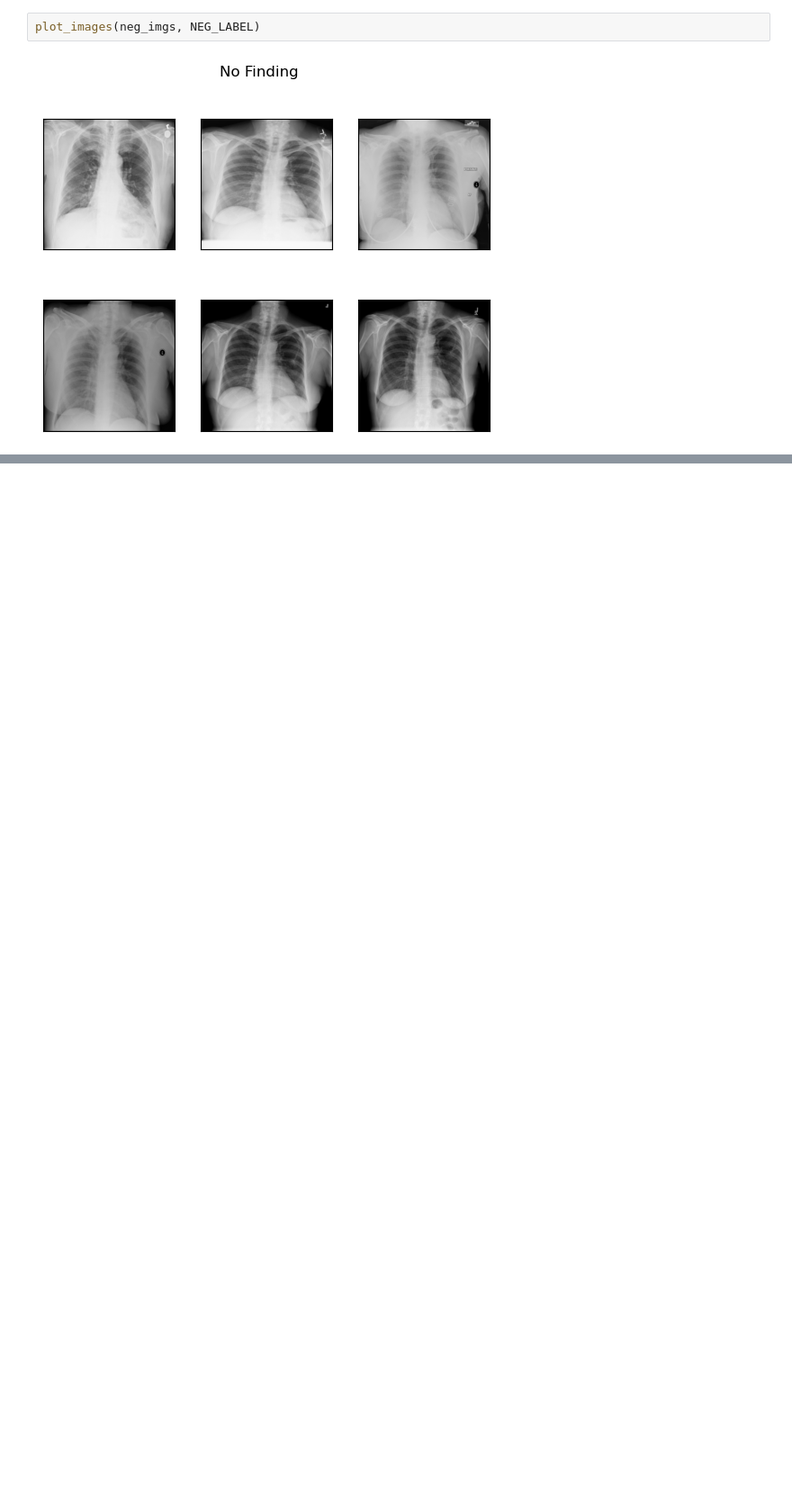
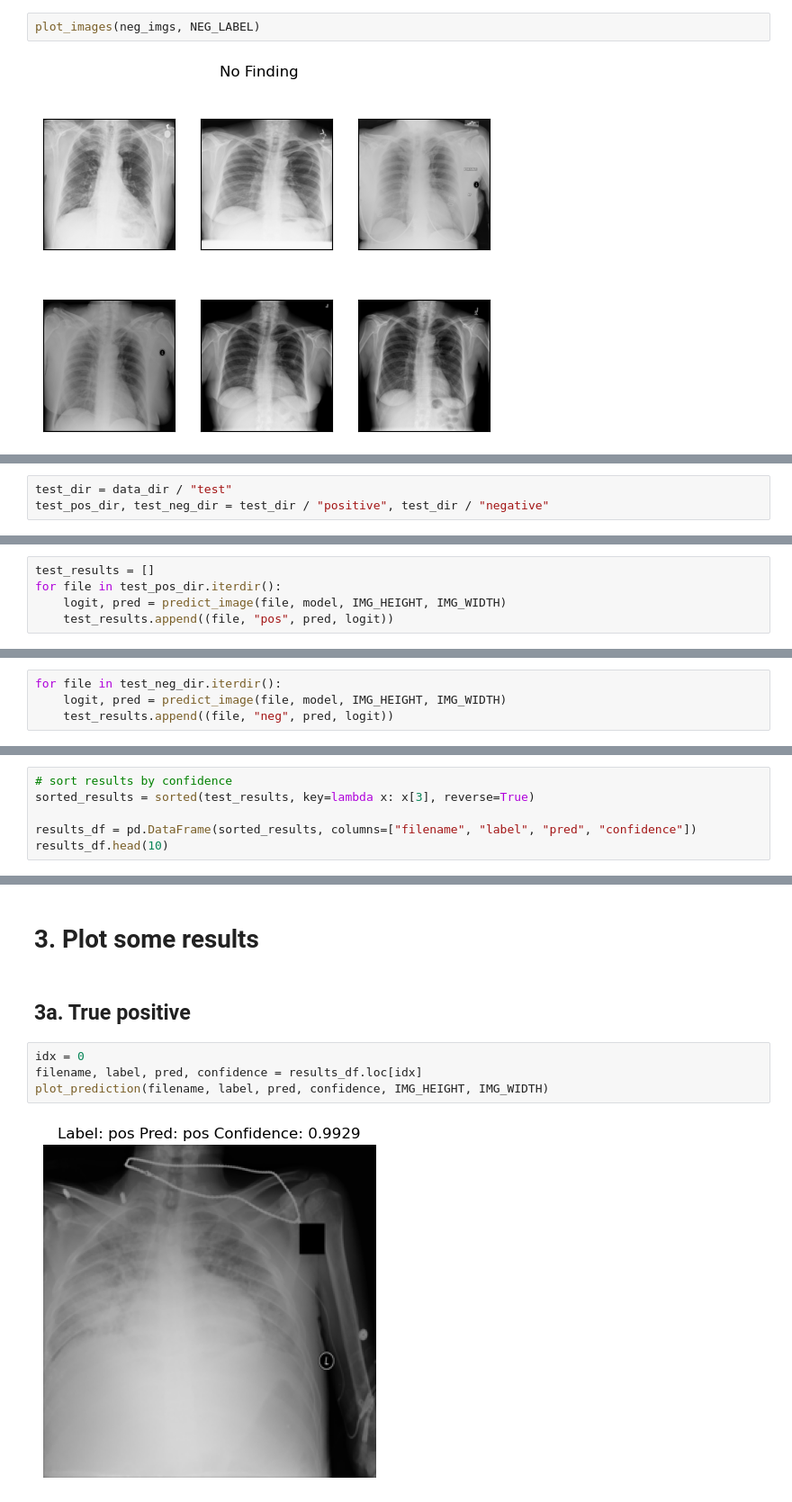
Before and after one commit to dchung117/chest-xray-cnn, a Jupyter notebook: notebooks/eda.ipynb, the cells around one changed output, grey strips where cells are left out. Shown at 90% size. Drawn from its saved outputs; the diff is of its cells as text; blank space fills up the shorter version.

Commit message:
evaluated trained model, plotted true/false pos/neg.

```diff
--- a/notebooks/eda.ipynb
+++ b/notebooks/eda.ipynb
@@ -120,0 +86,3 @@ plot_images(neg_imgs, NEG_LABEL)
+# %%
+test_dir = data_dir / "test"
+test_pos_dir, test_neg_dir = test_dir / "positive", test_dir / "negative"
@@ -120,0 +91,5 @@ plot_images(neg_imgs, NEG_LABEL)
+# %%
+test_results = []
+for file in test_pos_dir.iterdir():
+    logit, pred = predict_image(file, model, IMG_HEIGHT, IMG_WIDTH)
+    test_results.append((file, "pos", pred, logit))
@@ -120,0 +116,4 @@ plot_images(neg_imgs, NEG_LABEL)
+# %%
+for file in test_neg_dir.iterdir():
+    logit, pred = predict_image(file, model, IMG_HEIGHT, IMG_WIDTH)
+    test_results.append((file, "neg", pred, logit))
@@ -120,0 +138,6 @@ plot_images(neg_imgs, NEG_LABEL)
+# %%
+# sort results by confidence
+sorted_results = sorted(test_results, key=lambda x: x[3], reverse=True)
+
+results_df = pd.DataFrame(sorted_results, columns=["filename", "label", "pred", "confidence"])
+results_df.head(10)
@@ -120,0 +156,10 @@ plot_images(neg_imgs, NEG_LABEL)
+# %% [markdown]
+# 3. Plot some results
+# %% [markdown]
+## 3a. True positive
+# %%
+idx = 0
+filename, label, pred, confidence = results_df.loc[idx]
+plot_prediction(filename, label, pred, confidence, IMG_HEIGHT, IMG_WIDTH)
+# %% [output]
+[figure, added]
```
Also changed, not shown: parts of 17 cells of this notebook, 2 other files.
